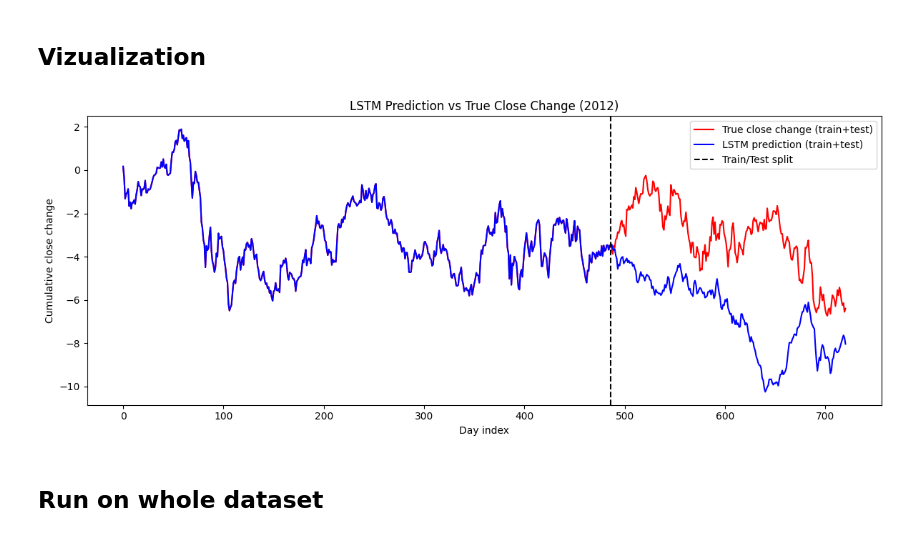
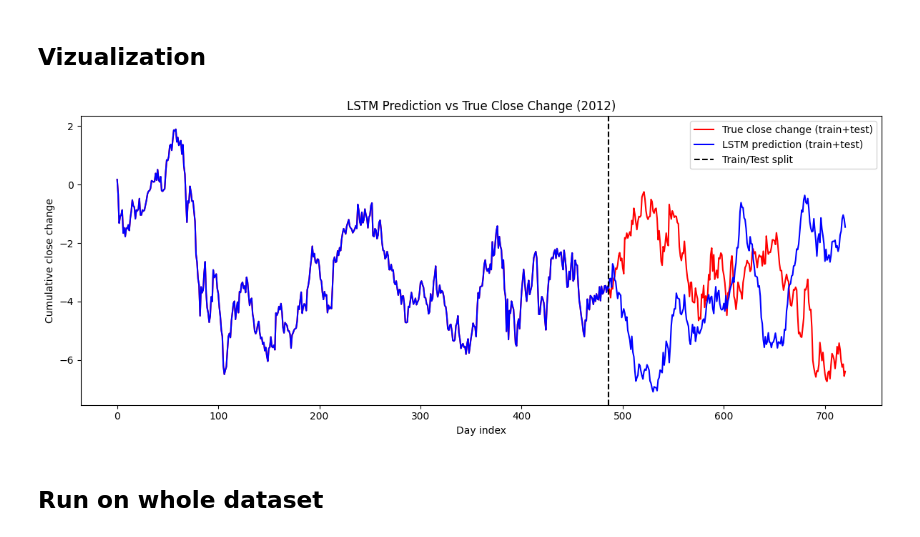
Before and after one commit to drvojtex/ADAMLstockA4msft, a Jupyter notebook: main4.ipynb, the cells around one changed output. Cells and saved outputs as stored; diff of their text form; code cells hidden in the pictures.

Commit message:
dataset with more target values

```diff
--- a/main4.ipynb
+++ b/main4.ipynb
@@ -44,6 +44,7 @@ def train(model: torch.nn.Module,
         h = None
         for step, (x, y) in enumerate(dataloader):
             x = x.view(x.size(0), 1, -1)
+            y = y.squeeze(0)
             output, h = model(x, h)
             loss = loss_fn(output, y)
             loss.backward()
@@ -87,6 +88,7 @@ def evaluate(
 
     for x, y in dataloader:
         x = x.view(x.size(0), 1, -1)
+        y = y.squeeze(0)
         output, h = model(x, h)
         loss = loss_fn(output, y)
 
@@ -116,8 +118,8 @@ test_year = [years[6]]
 history_length = 15
 
 X_train, X_test = dataloader.split_by_year(train_years, test_year)
-train_dataset = StockTorchDataset(X_train, zscore_params=None, history=history_length)
-test_dataset = StockTorchDataset(X_test, zscore_params=train_dataset.get_zscore_params(), history=history_length)
+train_dataset = StockTorchDataset(X_train, zscore_params=None, history=history_length, target_days=[1])
+test_dataset = StockTorchDataset(X_test, zscore_params=train_dataset.get_zscore_params(), history=history_length, target_days=[1])
 train_loader = DataLoader(train_dataset, batch_size=1, shuffle=False)
 test_loader = DataLoader(test_dataset, batch_size=1, shuffle=False)
 
@@ -167,30 +169,30 @@ Evaluate mode: loss = 0.894860
 # %%
 mu, sigma = train_dataset.get_zscore_params()
 preds_inv = np.array(preds) * sigma + mu
 train_targets = []
 for _, y in DataLoader(train_dataset, batch_size=1, shuffle=False):
-    train_targets.append(y.item())
+    train_targets.append(y.squeeze(0).item())
 train_targets = np.array(train_targets)
 train_targets_inv = train_targets * sigma + mu
 
 full_pred = np.concatenate([train_targets_inv, preds_inv])
 full_true = np.concatenate([train_targets_inv, np.array(targets) * sigma + mu])
 
 full_pred_curve = np.cumsum(full_pred)
 full_true_curve = np.cumsum(full_true)
 
 plt.figure(figsize=(12,5))
 plt.plot(full_true_curve, c="r", label="True close change (train+test)")
 plt.plot(full_pred_curve, c="b", label="LSTM prediction (train+test)")
 plt.axvline(len(train_targets_inv)-1, color='k', linestyle='--', label='Train/Test split')
 plt.title(f"LSTM Prediction vs True Close Change ({test_year[0]})")
 plt.xlabel("Day index")
 plt.ylabel("Cumulative close change")
 plt.legend()
 plt.tight_layout()
 plt.show()
 # %% [output]
-[figure, old version]
+[figure, new version]
 # %% [markdown]
 ## Run on whole dataset
 # %%
```
Also changed, not shown: parts of 4 cells of this notebook, 2 other files.
